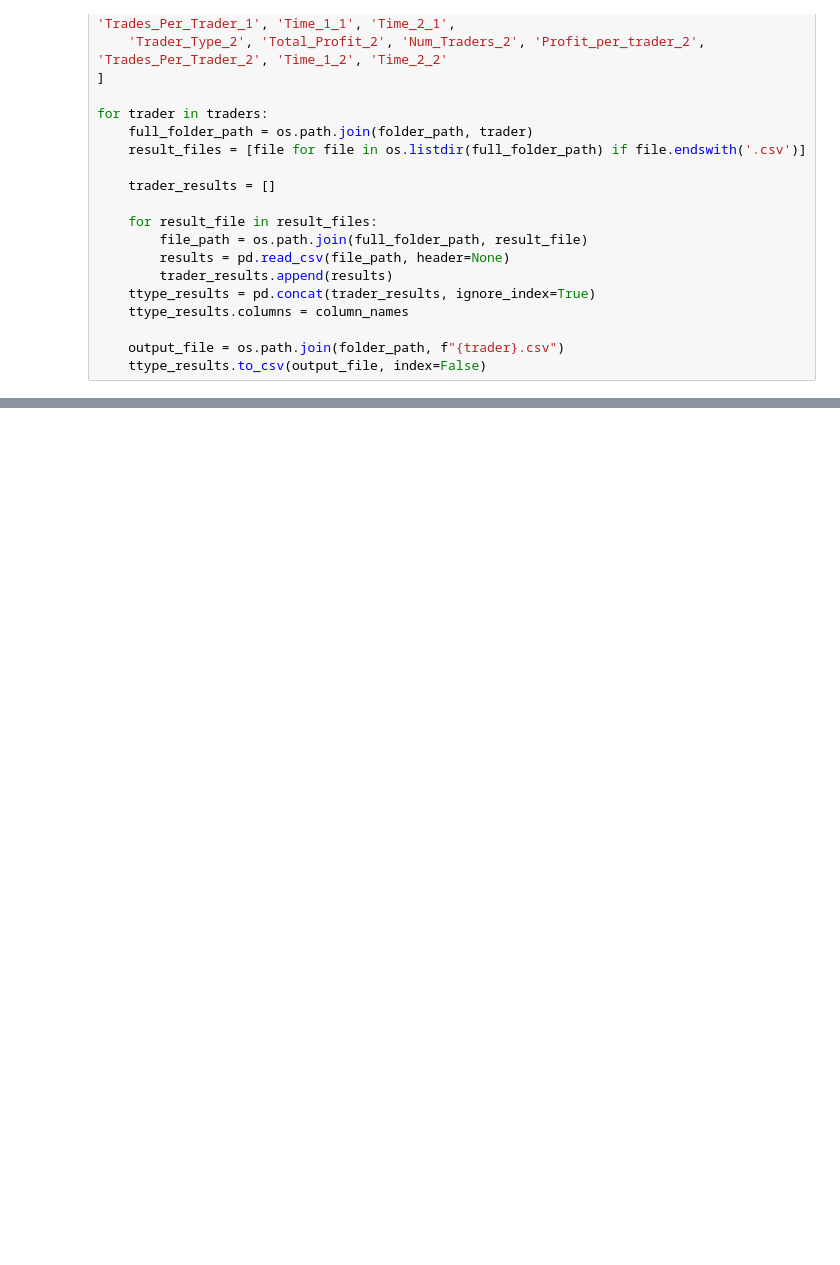
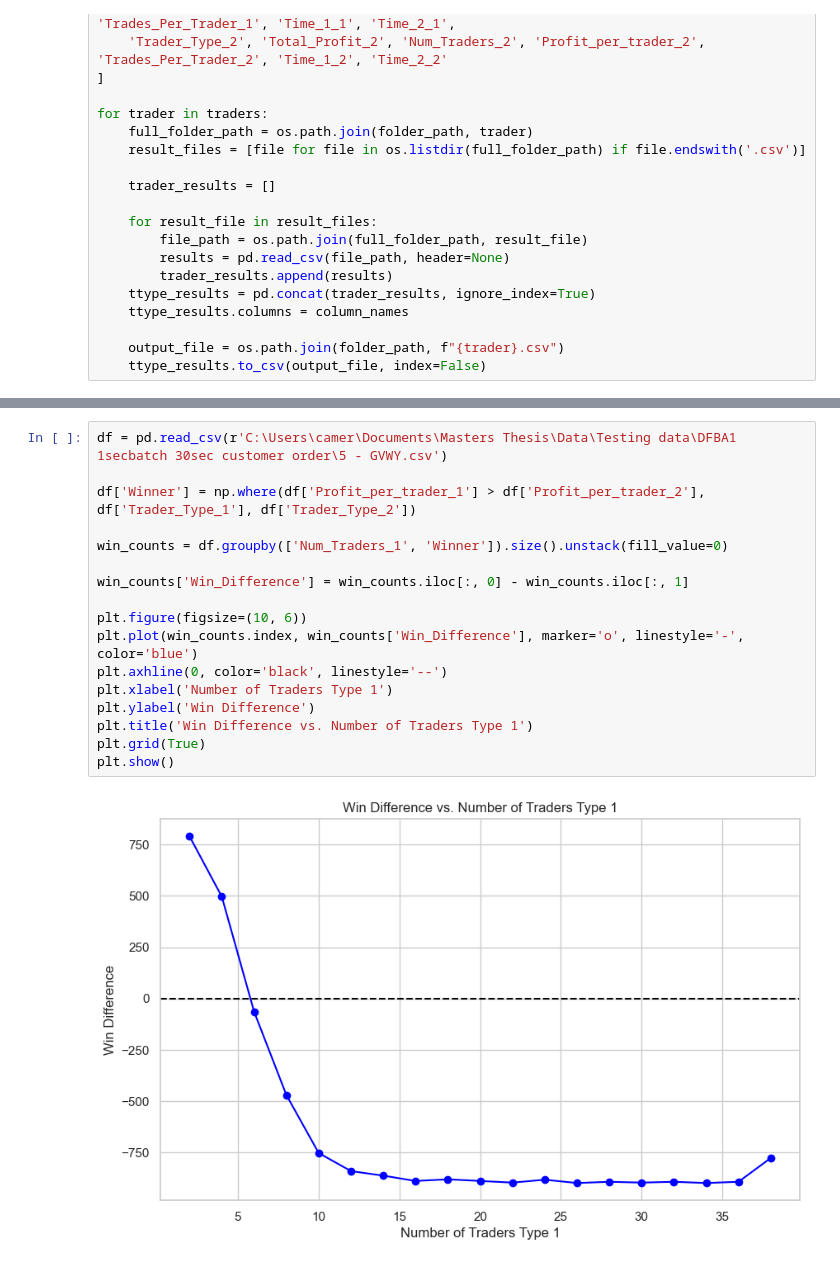
Before and after one commit to Cam-Dipol/Deep-Learning-Trader-BFBSE, a Jupyter notebook: Results_analysis v2.ipynb, the cells around one changed output, grey strips where cells are left out. Saved outputs shown, nothing was run; the diff lists cells and outputs as text; blank space fills up the shorter version.

```diff
--- a/Results_analysis v2.ipynb
+++ b/Results_analysis v2.ipynb
@@ -322,0 +269,19 @@ plt.show()
+# %%
+df = pd.read_csv(r'C:\Users\camer\Documents\Masters Thesis\Data\Testing data\DFBA1 1secbatch 30sec customer order\5 - GVWY.csv')
+
+df['Winner'] = np.where(df['Profit_per_trader_1'] > df['Profit_per_trader_2'], df['Trader_Type_1'], df['Trader_Type_2'])
+
+win_counts = df.groupby(['Num_Traders_1', 'Winner']).size().unstack(fill_value=0)
+
+win_counts['Win_Difference'] = win_counts.iloc[:, 0] - win_counts.iloc[:, 1]
+
+plt.figure(figsize=(10, 6))
+plt.plot(win_counts.index, win_counts['Win_Difference'], marker='o', linestyle='-', color='blue')
+plt.axhline(0, color='black', linestyle='--')
+plt.xlabel('Number of Traders Type 1')
+plt.ylabel('Win Difference')
+plt.title('Win Difference vs. Number of Traders Type 1')
+plt.grid(True)
+plt.show()
+# %% [output]
+[figure, added]
```
Also changed, not shown: parts of 18 cells of this notebook, 3 other files.
